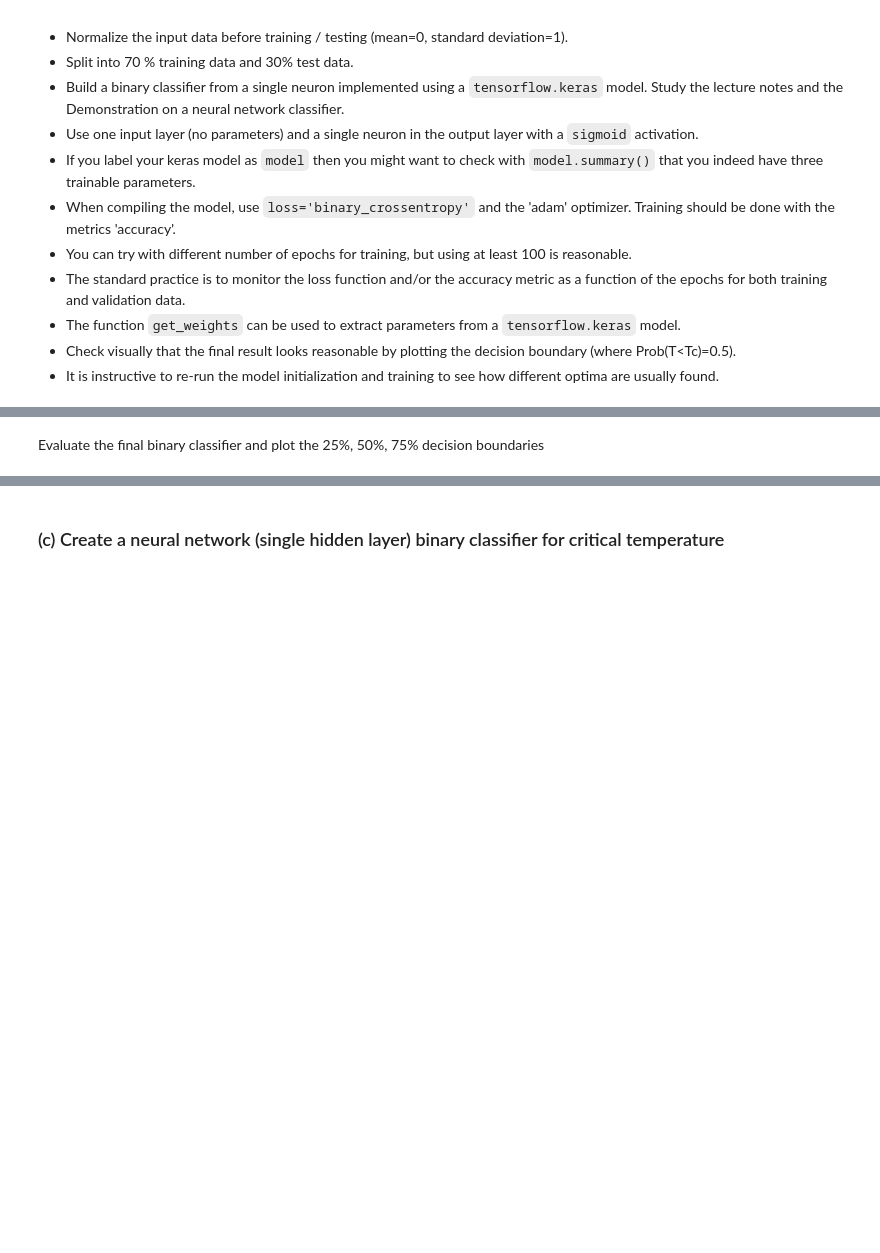
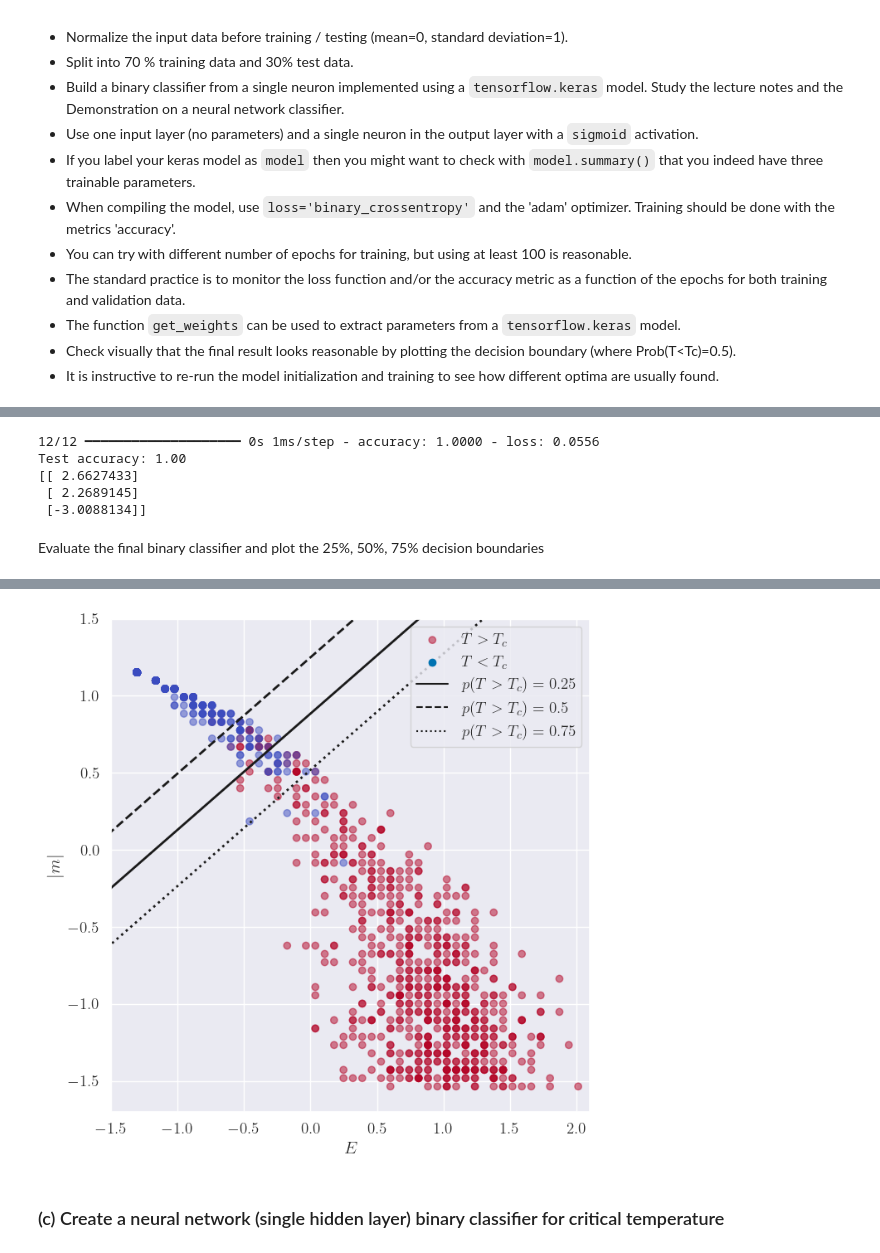
Before and after one commit to stommen/tif285, a Jupyter notebook: hand-ins/pub/ProblemSets/Set3/TIF285_ps3_basic_problems.ipynb, the cells around one changed output, grey strips where cells are left out. Drawn from its saved outputs; the diff is of its cells as text; code cells hidden in the pictures; blank space fills up the shorter version.

```diff
--- a/hand-ins/pub/ProblemSets/Set3/TIF285_ps3_basic_problems.ipynb
+++ b/hand-ins/pub/ProblemSets/Set3/TIF285_ps3_basic_problems.ipynb
@@ -1038,6 +1097,12 @@ print('You have tensorflow version:', tf.__version__, '(must be at least 2.0.0)'
 #
 # YOUR CODE HERE
 #
+
+model = tf.keras.Sequential([
+    tf.keras.layers.Input(shape=(2,)),
+    tf.keras.layers.Dense(1, activation='sigmoid')
+])
+model.compile(optimizer='adam', loss='binary_crossentropy', metrics=['accuracy'])
 # %%
 # Train the classifier and test the accuracy on the test set
 #
@@ -1048,5 +1113,22 @@ weights_keras = np.array([0.,0.,0.])
 #
 # YOUR CODE HERE
 #
+
+# Train the model
+model.fit(training_data, training_targets, epochs=1000, verbose=0)
+
+# Test the model
+test_loss, test_accuracy = model.evaluate(test_data, test_targets)
+print(f'Test accuracy: {test_accuracy:.2f}')
+
+w, b = model.get_weights()
+weights_keras = np.array([b, w[0], w[1]])
+print(weights_keras)
+# %% [output]
+12/12 ━━━━━━━━━━━━━━━━━━━━ 0s 1ms/step - accuracy: 1.0000 - loss: 0.0556
+Test accuracy: 1.00
+[[ 2.6627433]
+ [ 2.2689145]
+ [-3.0088134]]
 # %% [markdown]
 Evaluate the final binary classifier and plot the 25%, 50%, 75% decision boundaries
@@ -1058,0 +1135,34 @@ Evaluate the final binary classifier and plot the 25%, 50%, 75% decision boundar
+# %%
+# Evaluate the final binary classifier and plot the 25%, 50%, 75% decision boundaries
+#
+#
+# YOUR CODE HERE
+#
+
+fig, ax = plt.subplots(1, 1, figsize=(7,7))
+
+# Decision boundaries
+x = np.linspace(-2, 2, 200)
+y = np.linspace(-2, 2, 200)
+
+X, Y = np.meshgrid(x, y)
+Z = model.predict(np.column_stack((X.flatten(), Y.flatten()))).reshape(X.shape)
+
+plt.contour(X, Y, Z, levels=[0.25], colors='k', linestyles='dashed', linewidths=2)
+plt.contour(X, Y, Z, levels=[0.5], colors='k', linewidths=2)
+plt.contour(X, Y, Z, levels=[0.75], colors='k', linestyles='dotted', linewidths=2)
+plt.scatter(input_data[:,0], input_data[:,1], c=high_T, cmap='coolwarm', alpha=0.5, label='$T > T_c$')
+plt.scatter([], [], c='b', alpha=1, label='$T < T_c$')
+plt.plot([], [], 'k-', label='$p(T > T_c) = 0.25$')
+plt.plot([], [], 'k--', label='$p(T > T_c) = 0.5$')
+plt.plot([], [], 'k:', label='$p(T > T_c) = 0.75$')
+
+plt.xlabel('$E$')
+plt.ylabel('$|m|$')
+plt.xlim(-1.5, 2.1)
+plt.ylim(-1.7, 1.5)
+plt.legend(loc='upper right')
+
+plt.tight_layout()
+plt.show()
+# %% [output]
@@ -1059,3 +1170,4 @@ Evaluate the final binary classifier and plot the 25%, 50%, 75% decision boundar
+[figure, added]
 # %%
 assert len(weights_keras)==3, "There should be three parameters for the single neuron binary classifier"
 assert np.all(np.abs(weights_keras)<10), "The parameters will be of size ~1 when using normalized input data."
```
Also changed, not shown: parts of 22 cells of this notebook.
